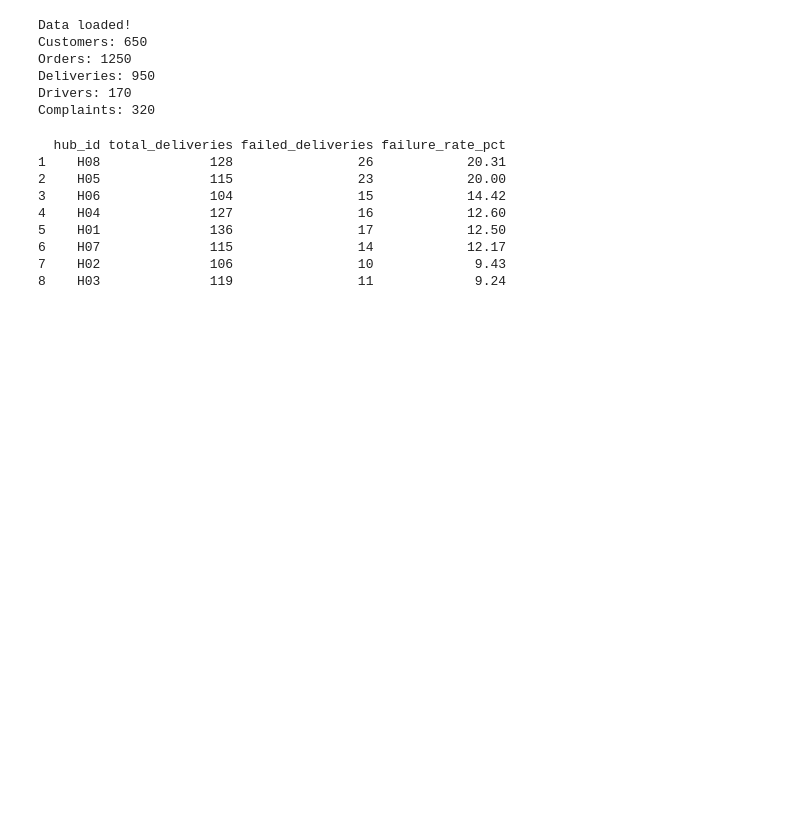
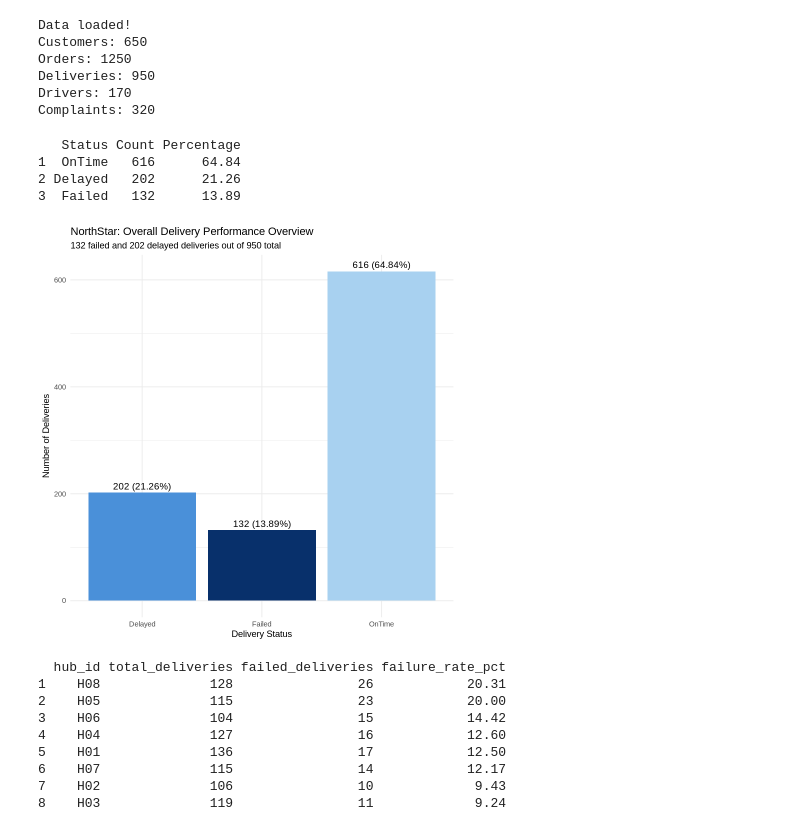
Before and after one commit to jaysagaredu-afk/northstar-dbanalysis-assessment, a Jupyter notebook: r_sql.ipynb, the cells around one changed output. Drawn from its saved outputs; the diff is of its cells as text; code cells hidden in the pictures; blank space fills up the shorter version.

```diff
--- a/r_sql.ipynb
+++ b/r_sql.ipynb
@@ -33,6 +33,36 @@ Orders: 1250
 Deliveries: 950
 Drivers: 170
 Complaints: 320
+# %%
+delivery_overview <- data.frame(
+  Status = c("OnTime", "Delayed", "Failed"),
+  Count = c(
+    nrow(deliveries[deliveries$delivery_status == "OnTime",]),
+    nrow(deliveries[deliveries$delivery_status == "Delayed",]),
+    nrow(deliveries[deliveries$delivery_status == "Failed",])
+  )
+)
+
+delivery_overview$Percentage <- round(delivery_overview$Count / nrow(deliveries) * 100, 2)
+
+print(delivery_overview)
+
+ggplot(delivery_overview, aes(x = Status, y = Count, fill = Status)) +
+geom_bar(stat = "identity") +
+geom_text(aes(label = paste0(Count, " (", Percentage, "%)")), vjust = -0.5, size = 4) +
+scale_fill_manual(values = c("OnTime" = "#a8d1f0", "Delayed" = "#4a90d9", "Failed" = "#08306b")) +
+labs(title = "NorthStar: Overall Delivery Performance Overview",
+     subtitle = "132 failed and 202 delayed deliveries out of 950 total",
+     x = "Delivery Status",
+     y = "Number of Deliveries") +
+theme_minimal() +
+theme(legend.position = "none")
+# %% [output]
+   Status Count Percentage
+1  OnTime   616      64.84
+2 Delayed   202      21.26
+3  Failed   132      13.89
+[figure, added]
 # %%
 hub_failure_analysis <- sqldf("
 SELECT hub_id,
```
Also changed, not shown: parts of 4 cells of this notebook.
